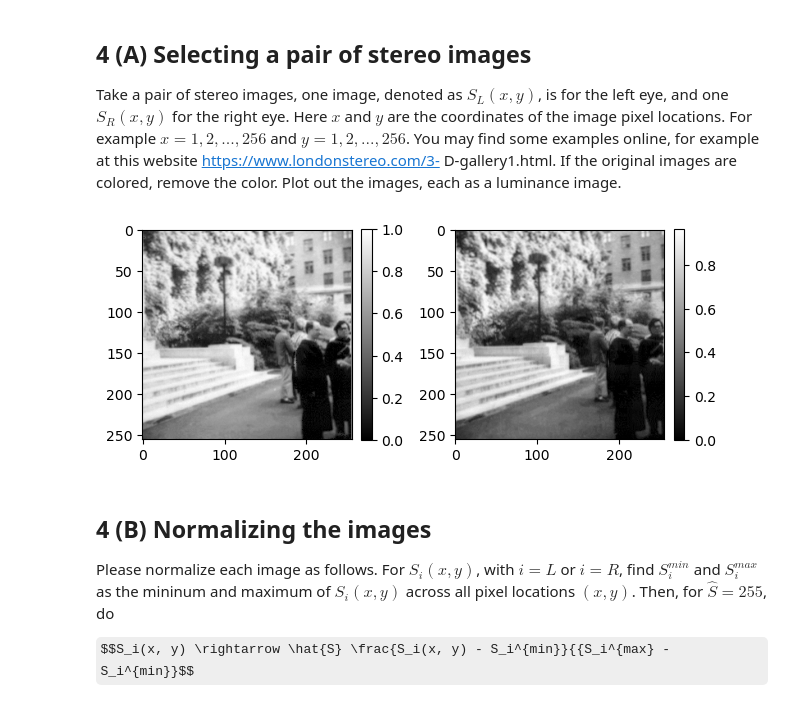
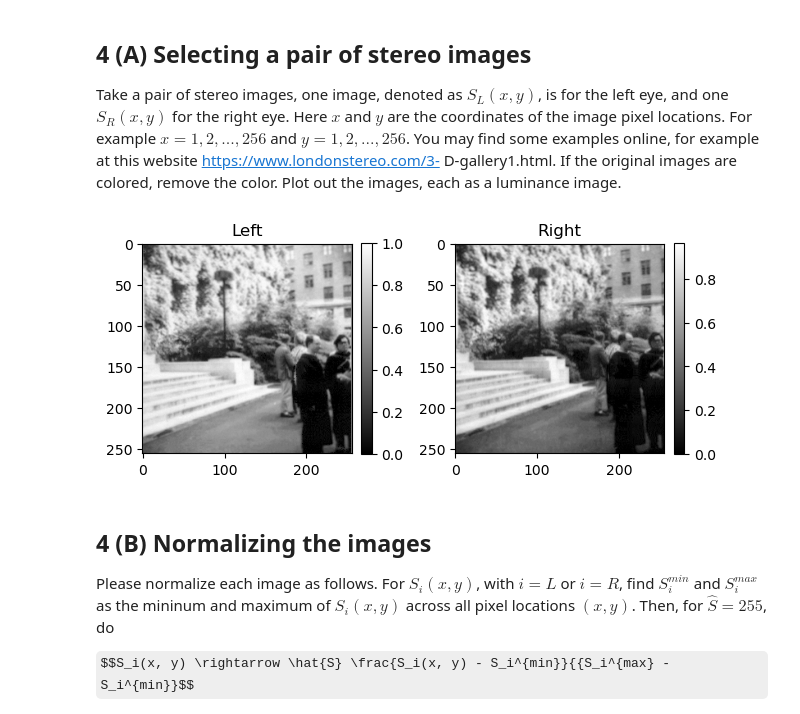
Before and after one commit to kerseviciute/how-does-vision-work, a Jupyter notebook: homework-2.ipynb, the cells around one changed output. Saved outputs shown, nothing was run; the diff lists cells and outputs as text; code cells hidden in the pictures; some formulas as TeX source.

```diff
--- a/homework-2.ipynb
+++ b/homework-2.ipynb
@@ -9,10 +10,10 @@ from matplotlib.image import imread
 
 Take a pair of stereo images, one image, denoted as $S_L(x, y)$, is for the left eye, and one $S_R(x, y)$ for the right eye. Here $x$ and $y$ are the coordinates of the image pixel locations. For example $x = 1, 2, ..., 256$ and $y = 1, 2, ..., 256$. You may find some examples online, for example at this website https://www.londonstereo.com/3- D-gallery1.html. If the original images are colored, remove the color. Plot out the images, each as a luminance image.
 # %%
-left = imread("resources/eye1.png")
-right = imread("resources/eye2.png")
+left_original = imread("resources/eye1.png")
+right_original = imread("resources/eye2.png")
 # %%
-def plot_left_and_right(left, right, apply_lim = False):
+def plot_left_and_right(left, right, apply_lim = False, title_left = "Left", title_right = "Right"):
     max_lim = np.max(np.abs([left, right]))
 
     plt.subplot(1, 2, 1)
@@ -22,6 +23,9 @@ def plot_left_and_right(left, right, apply_lim = False):
         plt.imshow(left, cmap = "gray")
     plt.colorbar(fraction = 0.046, pad = 0.04)
 
+    if title_left != "":
+        plt.title(title_left)
+
     plt.subplot(1, 2, 2)
     if apply_lim:
         plt.imshow(right, cmap = "gray", vmin = -max_lim, vmax = max_lim)
@@ -29,12 +33,15 @@ def plot_left_and_right(left, right, apply_lim = False):
         plt.imshow(right, cmap = "gray")
     plt.colorbar(fraction = 0.046, pad = 0.04)
 
+    if title_right != "":
+        plt.title(title_right)
+
     plt.tight_layout()
     plt.show()
 # %%
-plot_left_and_right(left, right)
+plot_left_and_right(left_original, right_original)
 # %% [output]
-[figure, old version]
+[figure, new version]
 # %% [markdown]
 ## 4 (B) Normalizing the images
 
```
Also changed, not shown: parts of 18 cells of this notebook.
